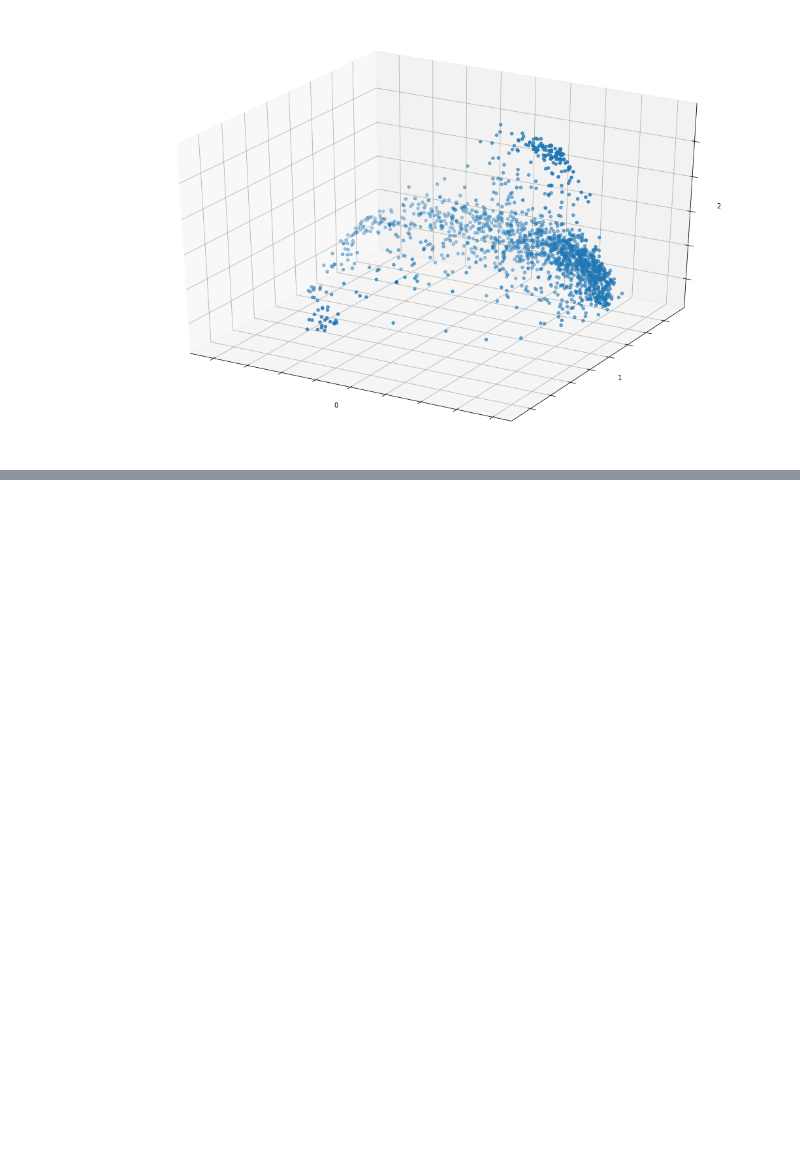
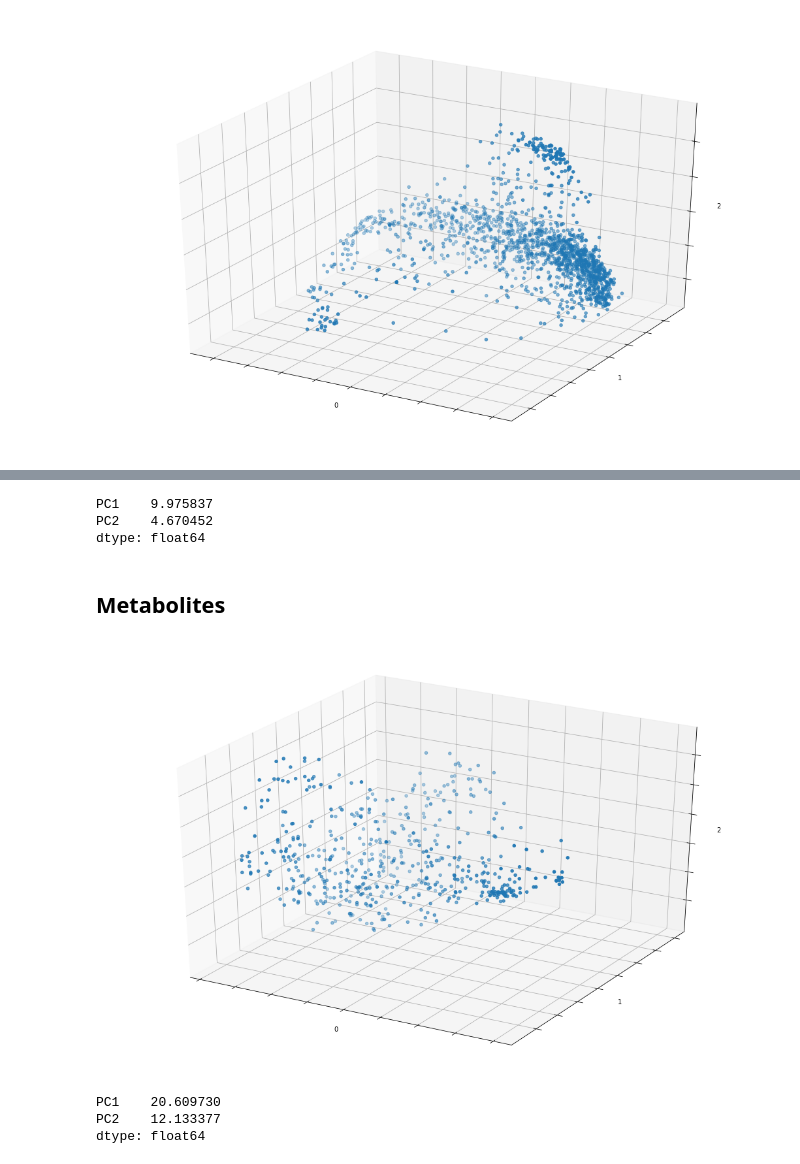
Before and after one commit to knightlab-analyses/iHMP-analyses, a Jupyter notebook: analysis.ipynb, the cells around one changed output, grey strips where cells are left out. Saved outputs shown, nothing was run; the diff lists cells and outputs as text; code cells hidden in the pictures; blank space fills up the shorter version.

```diff
--- a/analysis.ipynb
+++ b/analysis.ipynb
@@ -44,0 +80,43 @@ f.set_size_inches(15, 10)
+# %%
+bc_pc.eigvals[:2]
+# %% [output]
+PC1    9.975837
+PC2    4.670452
+dtype: float64
+# %% [markdown]
+## Metabolites
+# %%
+# Downloading 16S data
+!curl -s -o iHMP_metabolomics.csv.gz \
+    https://ibdmdb.org/tunnel/cb/document/Public/HMP2/Metabolites/1723/iHMP_metabolomics.csv.gz
+
+df = pd.read_csv('iHMP_metabolomics.csv.gz', compression='gzip', dtype=str)
+df.drop(['Method', 'Pooled QC sample CV', 'm/z', 'RT',
+         'HMDB (*Representative ID)', 'Metabolite'], axis=1, inplace=True)
+df.set_index('Compound', inplace=True)
+df.fillna(0, inplace=True)
+df.to_csv('iHMP_metabolomics.csv', sep='\t')
+
+!biom convert -i iHMP_metabolomics.csv -o iHMP_metabolomics.biom \
+     --table-type="Metabolite table" --to-hdf5
+
+# loading data
+bf = load_table('iHMP_metabolomics.biom')
+ids = bf.ids()
+data = [bf.data(_id, axis='sample') for _id in ids]
+
+# distance and pcoa
+bc_dm = beta_diversity("braycurtis", data, ids, validate=False)
+bc_pc = pcoa(bc_dm)
+
+# plotting
+f = bc_pc.plot()
+f.set_size_inches(15, 10)
+# %% [output]
+[figure, added]
+# %%
+bc_pc.eigvals[:2]
+# %% [output]
+PC1    20.609730
+PC2    12.133377
+dtype: float64
```
Also changed, not shown: parts of 9 cells of this notebook, 1 other file.
